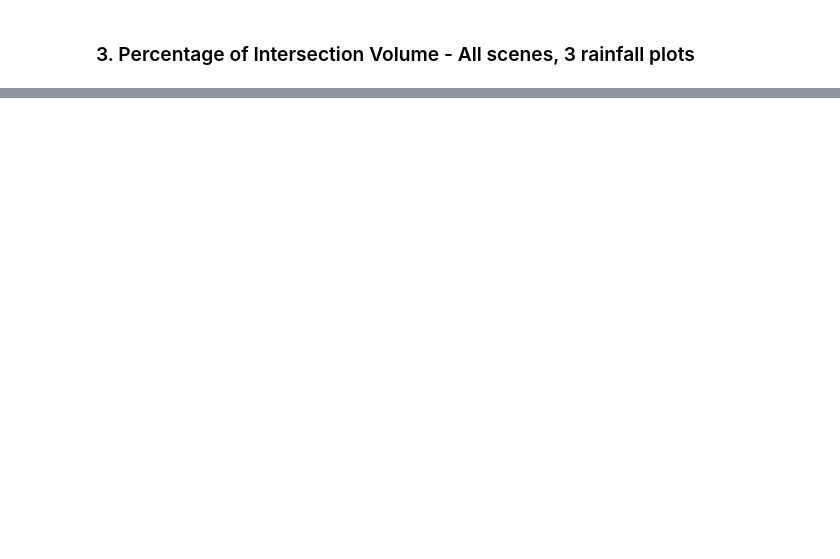
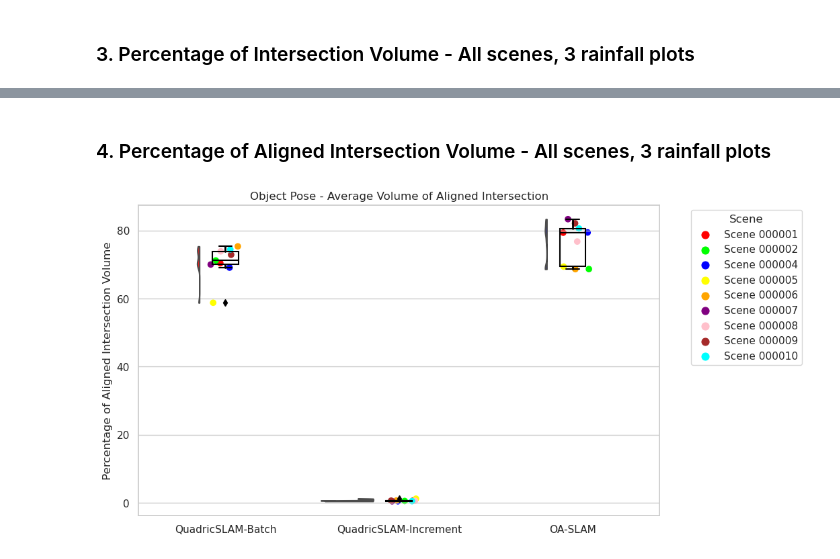
Before and after one commit to RnDProjectsDeebul/AllenIsaacRnD, a Jupyter notebook: Comparative_Evaluation/error_metrics/comparison_plots_all_datasets.ipynb, the cells around one changed output, grey strips where cells are left out. Saved outputs shown, nothing was run; the diff lists cells and outputs as text; code cells hidden in the pictures; blank space fills up the shorter version.

```diff
--- a/Comparative_Evaluation/error_metrics/comparison_plots_all_datasets.ipynb
+++ b/Comparative_Evaluation/error_metrics/comparison_plots_all_datasets.ipynb
@@ -849,0 +852,48 @@ plt.show()
+# %% [markdown]
+### 4. Percentage of Aligned Intersection Volume - All scenes, 3 rainfall plots
+# %%
+########## All On Same Plot ##########
+
+error_qslam_batch = []
+error_qslam_incre = []
+error_oaslam = []
+
+# extracting errors as a list
+for s in range(num_scenes):
+    error_qslam_batch.append(qslam_batch_data[s]['object_pose']['average_volume_of_intersection_aligned'])
+    error_qslam_incre.append(qslam_incre_data[s]['object_pose']['average_volume_of_intersection_aligned'])
+    error_oaslam.append(oaslam_data[s]['object_pose']['average_volume_of_intersection_aligned'])
+
+
+## QuadricSLAM Batch Optimized
+data = {'Scene': [f'Scene {s}' for s in scenes],
+        'Error': error_qslam_batch,
+         'Plot': ['QuadricSLAM-Batch']*num_scenes}
+df1 = pd.DataFrame(data)
+
+## QuadricSLAM Incremental Optimized
+data = {'Scene': [f'Scene {s}' for s in scenes],
+        'Error': error_qslam_incre,
+         'Plot': ['QuadricSLAM-Increment']*num_scenes}
+df2 = pd.DataFrame(data)
+
+## OA-SLAM
+data = {'Scene': [f'Scene {s}' for s in scenes],
+        'Error': error_oaslam,
+         'Plot': ['OA-SLAM']*num_scenes}
+
+df3 = pd.DataFrame(data)
+
+df = pd.concat([df1, df2, df3], ignore_index=True)
+
+fig = plt.figure(figsize=(10,6))
+ax = fig.add_subplot(111)
+
+rain_plot(df, "Error", ax)
+
+ax.set_ylabel('Percentage of Aligned Intersection Volume')
+
+plt.title("Object Pose - Average Volume of Aligned Intersection")
+plt.show()
+# %% [output]
+[figure, added]
```
Also changed, not shown: parts of 24 cells of this notebook, 9 other files.
